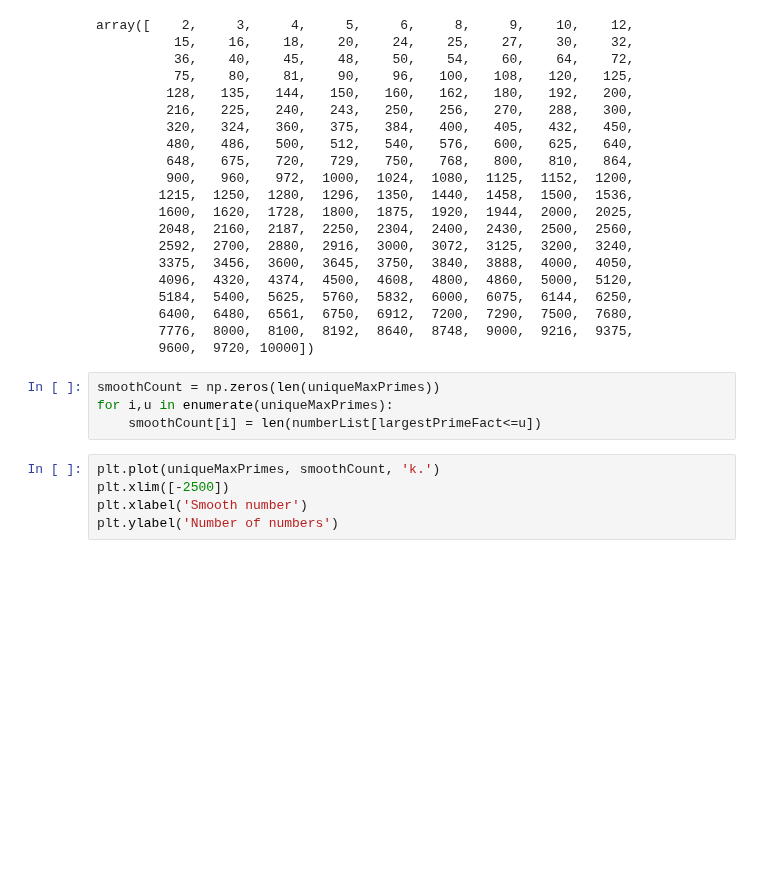
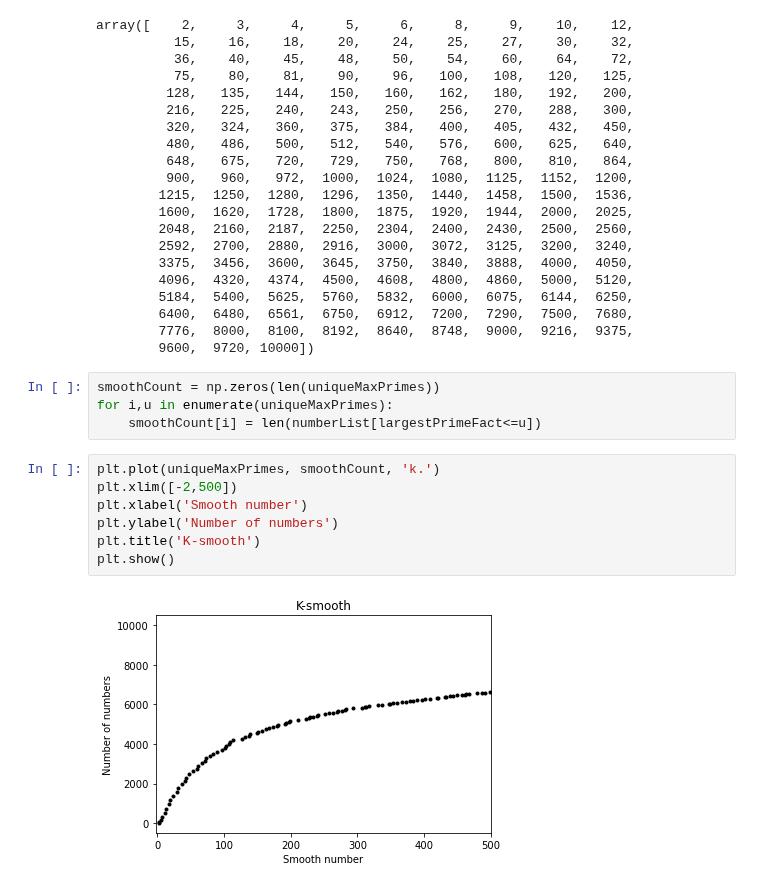
Before and after one commit to danireysan/pymath, a Jupyter notebook: Number Theory/Smooth Numbers.ipynb, the cells around one changed output. Saved outputs shown, nothing was run; the diff lists cells and outputs as text; blank space fills up the shorter version.

```diff
--- a/Number Theory/Smooth Numbers.ipynb
+++ b/Number Theory/Smooth Numbers.ipynb
@@ -63,6 +63,10 @@ for i,u in enumerate(uniqueMaxPrimes):
     smoothCount[i] = len(numberList[largestPrimeFact<=u])
 # %%
 plt.plot(uniqueMaxPrimes, smoothCount, 'k.')
-plt.xlim([-2500])
+plt.xlim([-2,500])
 plt.xlabel('Smooth number')
 plt.ylabel('Number of numbers')
+plt.title('K-smooth')
+plt.show()
+# %% [output]
+[figure, added]
```
Also changed, not shown: 1 other file.
